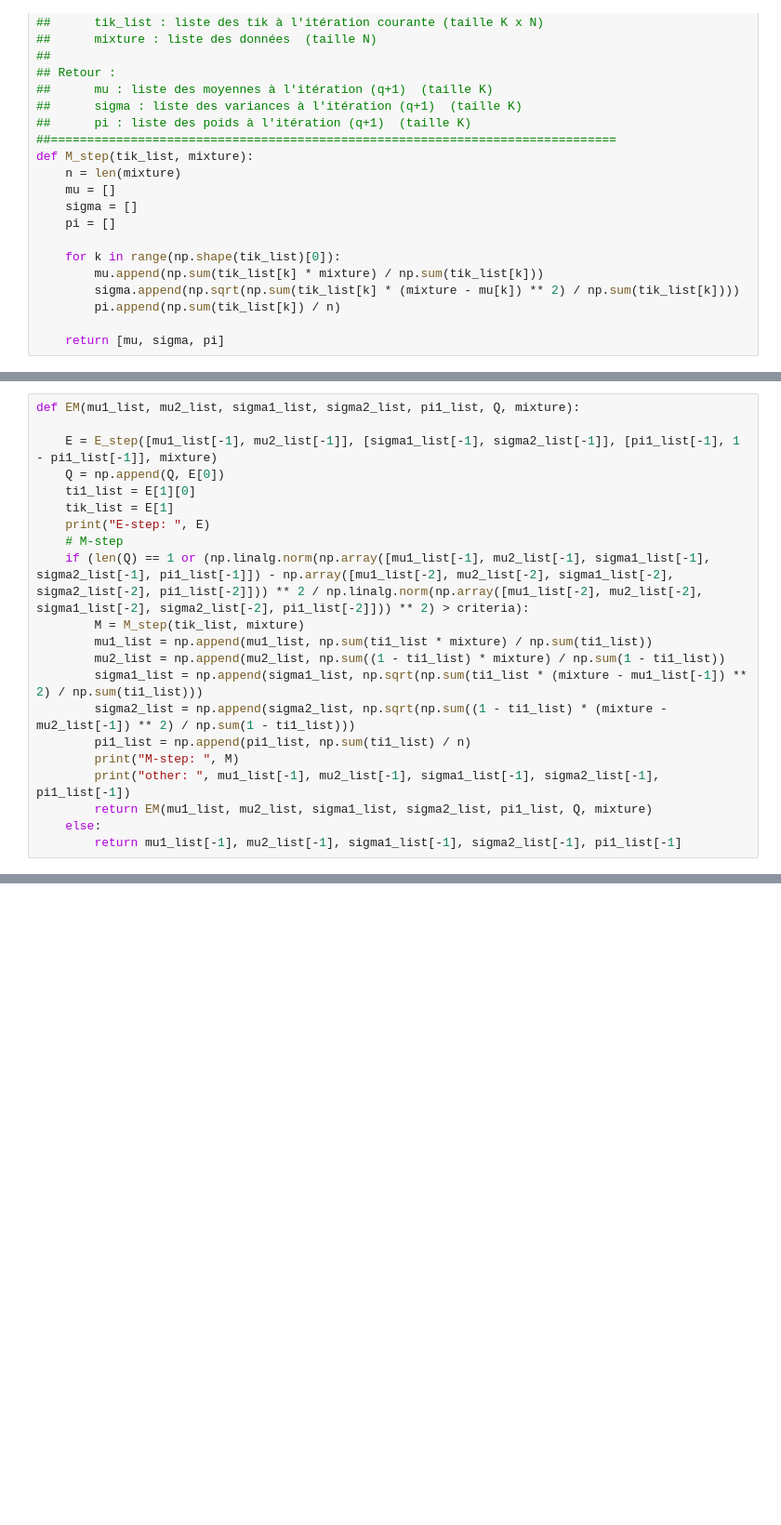
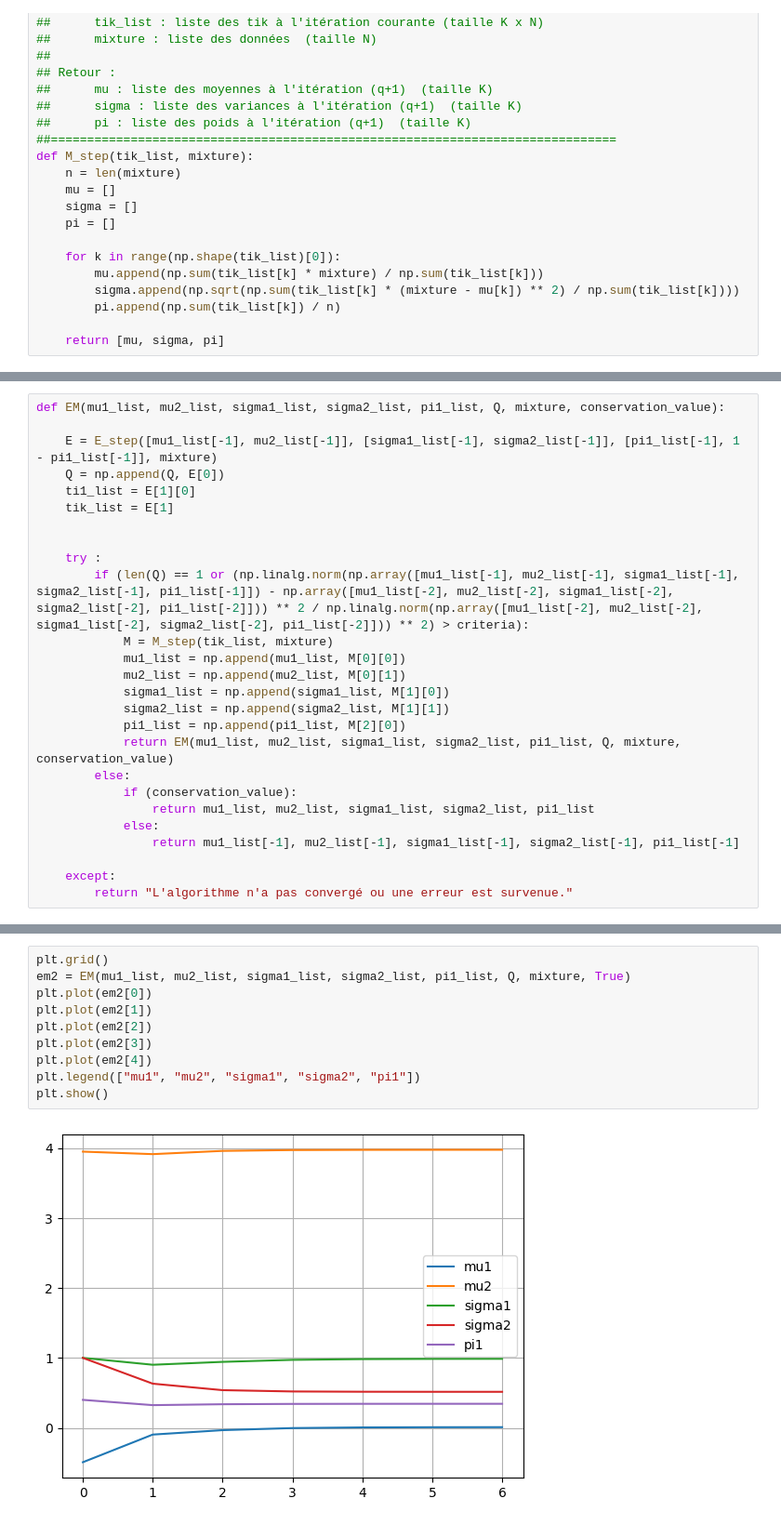
Before and after one commit to NoahKWM/ANDO, a Jupyter notebook: projet_ando.ipynb, the cells around one changed output, grey strips where cells are left out. Shown at 93% size. Cells and saved outputs as stored; diff of their text form; blank space fills up the shorter version.

```diff
--- a/projet_ando.ipynb
+++ b/projet_ando.ipynb
@@ -203,22 +210,27 @@ criteria = 10**(-6)
 # %%
-def EM(mu1_list, mu2_list, sigma1_list, sigma2_list, pi1_list, Q, mixture):
+def EM(mu1_list, mu2_list, sigma1_list, sigma2_list, pi1_list, Q, mixture, conservation_value):
 
     E = E_step([mu1_list[-1], mu2_list[-1]], [sigma1_list[-1], sigma2_list[-1]], [pi1_list[-1], 1 - pi1_list[-1]], mixture)
     Q = np.append(Q, E[0])
     ti1_list = E[1][0]
     tik_list = E[1]
-    print("E-step: ", E)
-    # M-step
-    if (len(Q) == 1 or (np.linalg.norm(np.array([mu1_list[-1], mu2_list[-1], sigma1_list[-1], sigma2_list[-1], pi1_list[-1]]) - np.array([mu1_list[-2], mu2_list[-2], sigma1_list[-2], sigma2_list[-2], pi1_list[-2]])) ** 2 / np.linalg.norm(np.array([mu1_list[-2], mu2_list[-2], sigma1_list[-2], sigma2_list[-2], pi1_list[-2]])) ** 2) > criteria):
-        M = M_step(tik_list, mixture)
-        mu1_list = np.append(mu1_list, np.sum(ti1_list * mixture) / np.sum(ti1_list))
-        mu2_list = np.append(mu2_list, np.sum((1 - ti1_list) * mixture) / np.sum(1 - ti1_list))
-        sigma1_list = np.append(sigma1_list, np.sqrt(np.sum(ti1_list * (mixture - mu1_list[-1]) ** 2) / np.sum(ti1_list)))
-        sigma2_list = np.append(sigma2_list, np.sqrt(np.sum((1 - ti1_list) * (mixture - mu2_list[-1]) ** 2) / np.sum(1 - ti1_list)))
-        pi1_list = np.append(pi1_list, np.sum(ti1_list) / n)
-        print("M-step: ", M)
-        print("other: ", mu1_list[-1], mu2_list[-1], sigma1_list[-1], sigma2_list[-1], pi1_list[-1])
-        return EM(mu1_list, mu2_list, sigma1_list, sigma2_list, pi1_list, Q, mixture)
-    else:
-        return mu1_list[-1], mu2_list[-1], sigma1_list[-1], sigma2_list[-1], pi1_list[-1]
+
+
+    try :
+        if (len(Q) == 1 or (np.linalg.norm(np.array([mu1_list[-1], mu2_list[-1], sigma1_list[-1], sigma2_list[-1], pi1_list[-1]]) - np.array([mu1_list[-2], mu2_list[-2], sigma1_list[-2], sigma2_list[-2], pi1_list[-2]])) ** 2 / np.linalg.norm(np.array([mu1_list[-2], mu2_list[-2], sigma1_list[-2], sigma2_list[-2], pi1_list[-2]])) ** 2) > criteria):
+            M = M_step(tik_list, mixture)
+            mu1_list = np.append(mu1_list, M[0][0])
+            mu2_list = np.append(mu2_list, M[0][1])
+            sigma1_list = np.append(sigma1_list, M[1][0])
+            sigma2_list = np.append(sigma2_list, M[1][1])
+            pi1_list = np.append(pi1_list, M[2][0])
+            return EM(mu1_list, mu2_list, sigma1_list, sigma2_list, pi1_list, Q, mixture, conservation_value)
+        else:
+            if (conservation_value):
+                return mu1_list, mu2_list, sigma1_list, sigma2_list, pi1_list
+            else:
+                return mu1_list[-1], mu2_list[-1], sigma1_list[-1], sigma2_list[-1], pi1_list[-1]
+
+    except:
+        return "L'algorithme n'a pas convergé ou une erreur est survenue."
 # %%
@@ -244,0 +245,12 @@ Il y a convergence: mu1 = -0.000241561801449134, mu2 = 4.020071730806043, sigma1
+# %%
+plt.grid()
+em2 = EM(mu1_list, mu2_list, sigma1_list, sigma2_list, pi1_list, Q, mixture, True)
+plt.plot(em2[0])
+plt.plot(em2[1])
+plt.plot(em2[2])
+plt.plot(em2[3])
+plt.plot(em2[4])
+plt.legend(["mu1", "mu2", "sigma1", "sigma2", "pi1"])
+plt.show()
+# %% [output]
+[figure, added]
```
Also changed, not shown: parts of 9 cells of this notebook.
